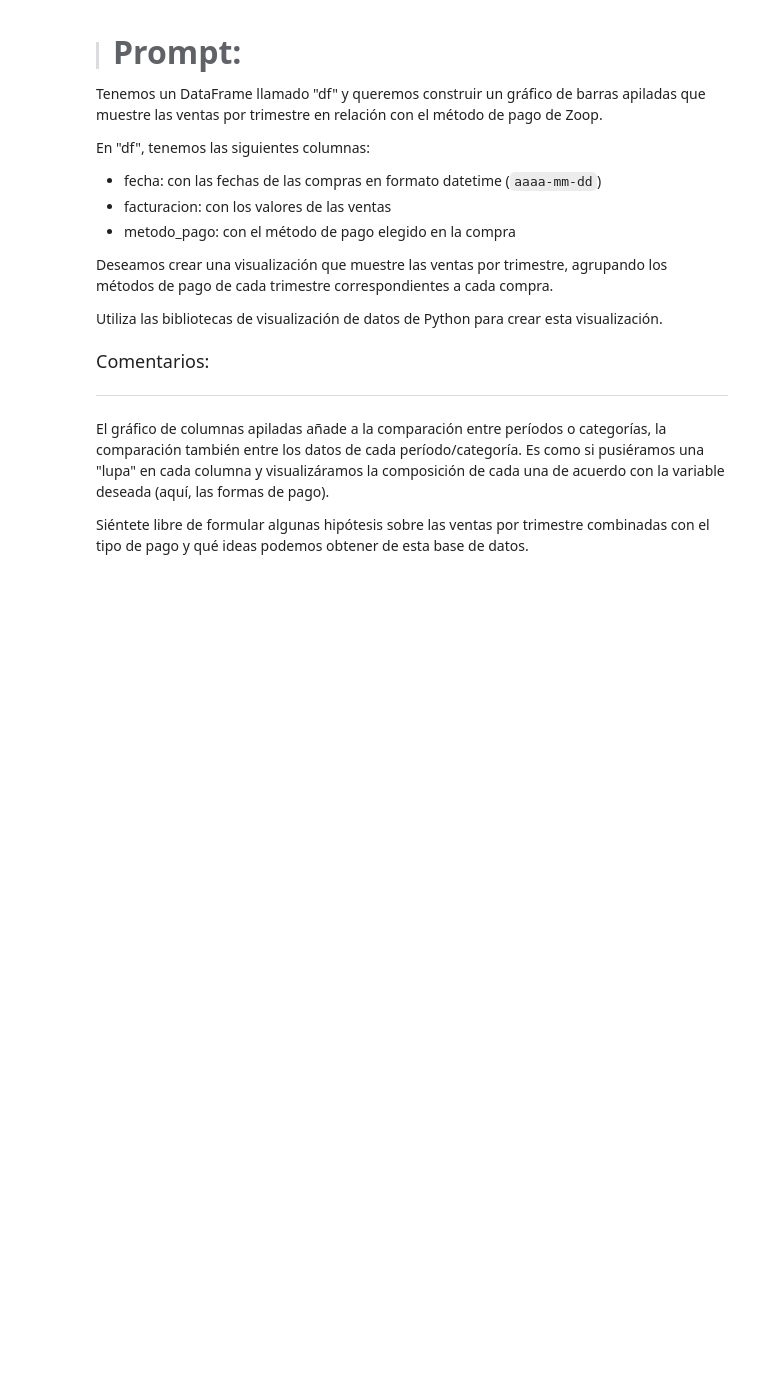
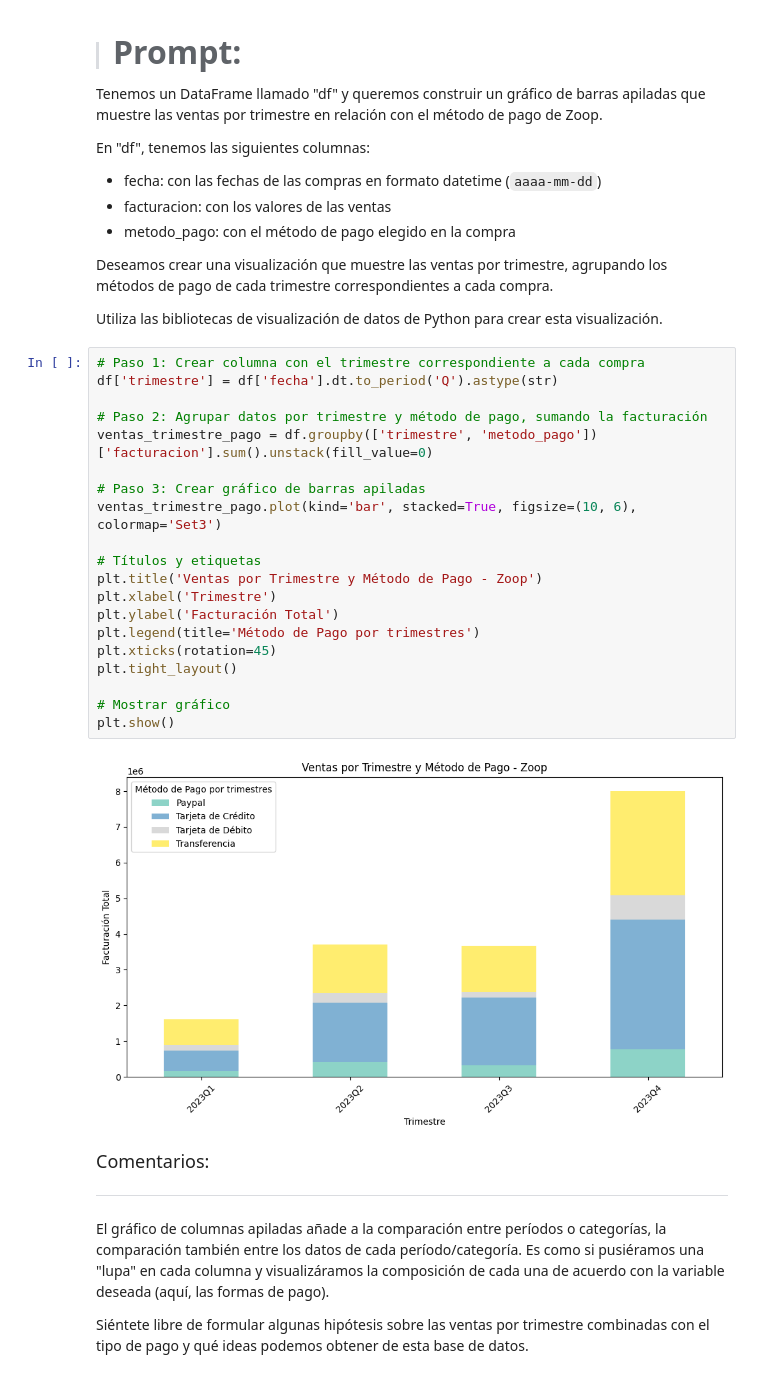
Before and after one commit to Goyo0117970/IA-en-la-ciencia-de-datos, a Jupyter notebook: IA_aplicada_a_ciencia_de_datos.ipynb, the cells around one changed output. Drawn from its saved outputs; the diff is of its cells as text; blank space fills up the shorter version.

```diff
--- a/IA_aplicada_a_ciencia_de_datos.ipynb
+++ b/IA_aplicada_a_ciencia_de_datos.ipynb
@@ -622,6 +622,28 @@ En "df", tenemos las siguientes columnas:
 Deseamos crear una visualización que muestre las ventas por trimestre, agrupando los métodos de pago de cada trimestre correspondientes a cada compra.
 
 Utiliza las bibliotecas de visualización de datos de Python para crear esta visualización.
+# %%
+# Paso 1: Crear columna con el trimestre correspondiente a cada compra
+df['trimestre'] = df['fecha'].dt.to_period('Q').astype(str)
+
+# Paso 2: Agrupar datos por trimestre y método de pago, sumando la facturación
+ventas_trimestre_pago = df.groupby(['trimestre', 'metodo_pago'])['facturacion'].sum().unstack(fill_value=0)
+
+# Paso 3: Crear gráfico de barras apiladas
+ventas_trimestre_pago.plot(kind='bar', stacked=True, figsize=(10, 6), colormap='Set3')
+
+# Títulos y etiquetas
+plt.title('Ventas por Trimestre y Método de Pago - Zoop')
+plt.xlabel('Trimestre')
+plt.ylabel('Facturación Total')
+plt.legend(title='Método de Pago por trimestres')
+plt.xticks(rotation=45)
+plt.tight_layout()
+
+# Mostrar gráfico
+plt.show()
+# %% [output]
+[figure, added]
 # %% [markdown]
 <font color="7b71ff" size=4> Comentarios: </font>
 
```
Also changed, not shown: parts of 3 cells of this notebook.
